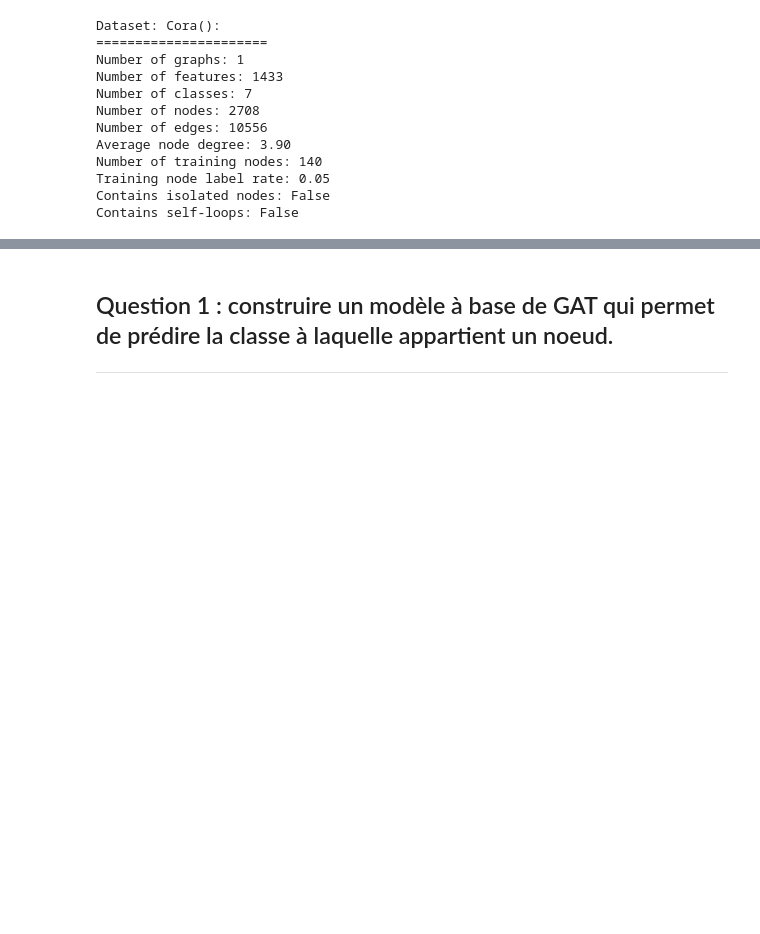
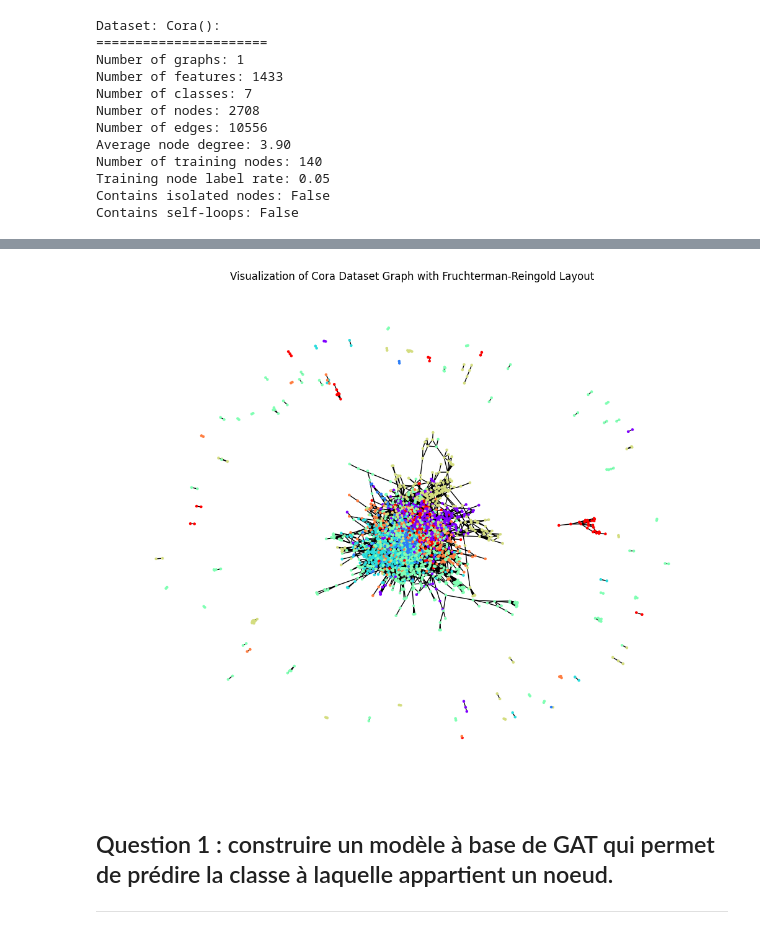
Before and after one commit to Yasser1AITLAZIZ/Graph-Analysis, a Jupyter notebook: TP_GNN_GAT.ipynb, the cells around one changed output, grey strips where cells are left out. Cells and saved outputs as stored; diff of their text form; code cells hidden in the pictures; blank space fills up the shorter version.

```diff
--- a/TP_GNN_GAT.ipynb
+++ b/TP_GNN_GAT.ipynb
@@ -96,3 +76,20 @@ plt.show()
+# %%
+# Convertir les données PyG en graphe NetworkX
+G = to_networkx(data, to_undirected=True)
+
+# Utiliser la disposition Fruchterman-Reingold
+pos = nx.fruchterman_reingold_layout(G)
+
+# Obtenir les classes des nœuds
+node_classes = data.y.numpy()
+
+# Visualiser le graphe avec coloration des nœuds en fonction des classes
+plt.figure(figsize=(10, 8))
+nx.draw(G, pos, with_labels=False, node_size=5, node_color=node_classes, cmap=plt.cm.rainbow)
+plt.title('Visualization of Cora Dataset Graph with Fruchterman-Reingold Layout')
+plt.show()
+# %% [output]
+[figure, added]
 # %% [markdown]
 ## Question 1 : construire un modèle à base de GAT qui permet de prédire la classe à laquelle appartient un noeud.
 ---
```
Also changed, not shown: parts of 4 cells of this notebook.
